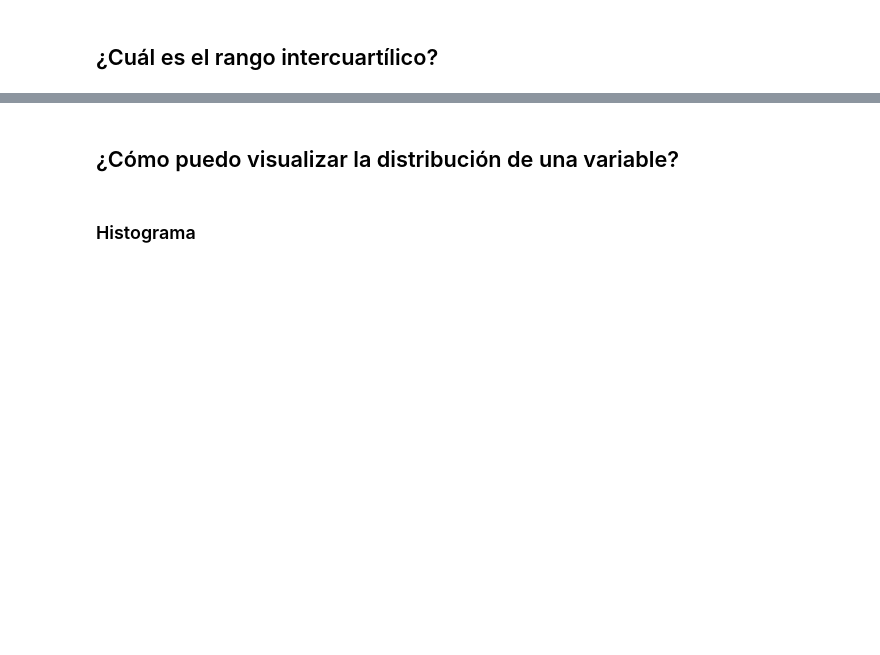
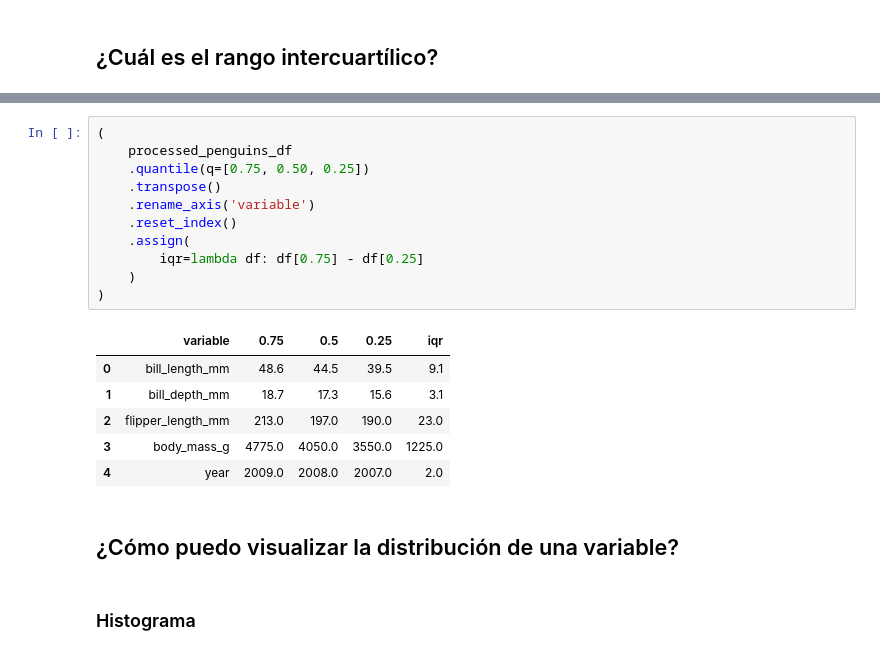
Before and after one commit to jariel17/curso-analisis-exploratorio-de-datos, a Jupyter notebook: 01-conociendo-nuestros-datos.ipynb, the cells around one changed output, grey strips where cells are left out. Drawn from its saved outputs; the diff is of its cells as text; blank space fills up the shorter version.

```diff
--- a/01-conociendo-nuestros-datos.ipynb
+++ b/01-conociendo-nuestros-datos.ipynb
@@ -627,3 +705,21 @@ La curtosis es una herramienta útil para comprender la forma y la variabilidad
+# %%
+(
+    processed_penguins_df
+    .quantile(q=[0.75, 0.50, 0.25])
+    .transpose()
+    .rename_axis('variable')
+    .reset_index()
+    .assign(
+        iqr=lambda df: df[0.75] - df[0.25]
+    )
+)
+# %% [output]
+|  | variable | 0.75 | 0.5 | 0.25 | iqr |
+| 0 | bill_length_mm | 48.6 | 44.5 | 39.5 | 9.1 |
+| 1 | bill_depth_mm | 18.7 | 17.3 | 15.6 | 3.1 |
+| 2 | flipper_length_mm | 213.0 | 197.0 | 190.0 | 23.0 |
+| 3 | body_mass_g | 4775.0 | 4050.0 | 3550.0 | 1225.0 |
+| 4 | year | 2009.0 | 2008.0 | 2007.0 | 2.0 |
 # %% [markdown]
 ## ¿Cómo puedo visualizar la distribución de una variable?
 # %% [markdown]
```
Also changed, not shown: parts of 13 cells of this notebook.
